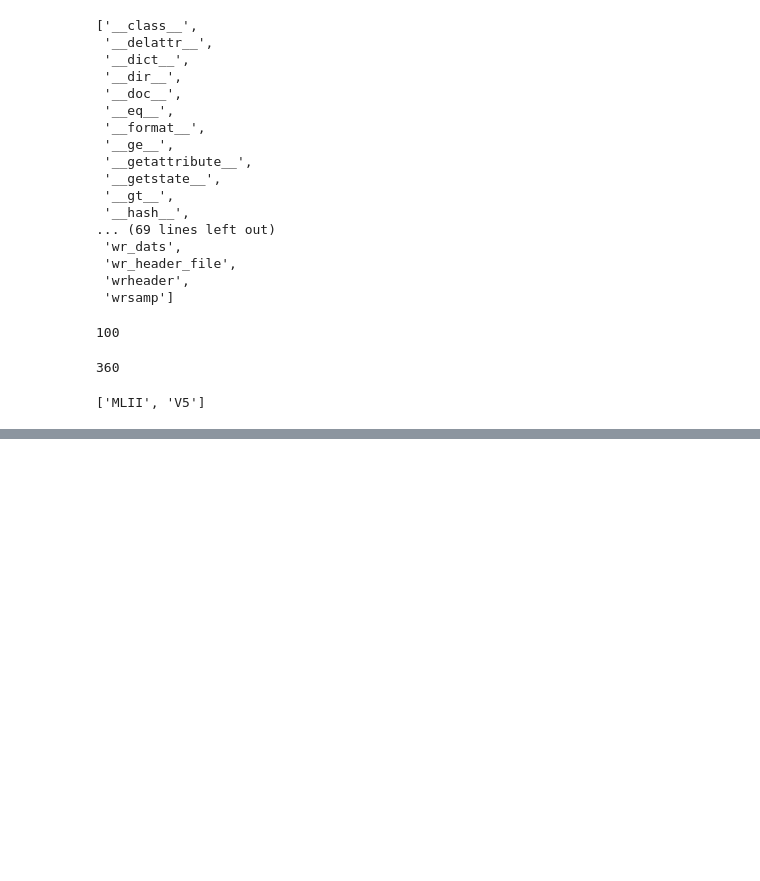
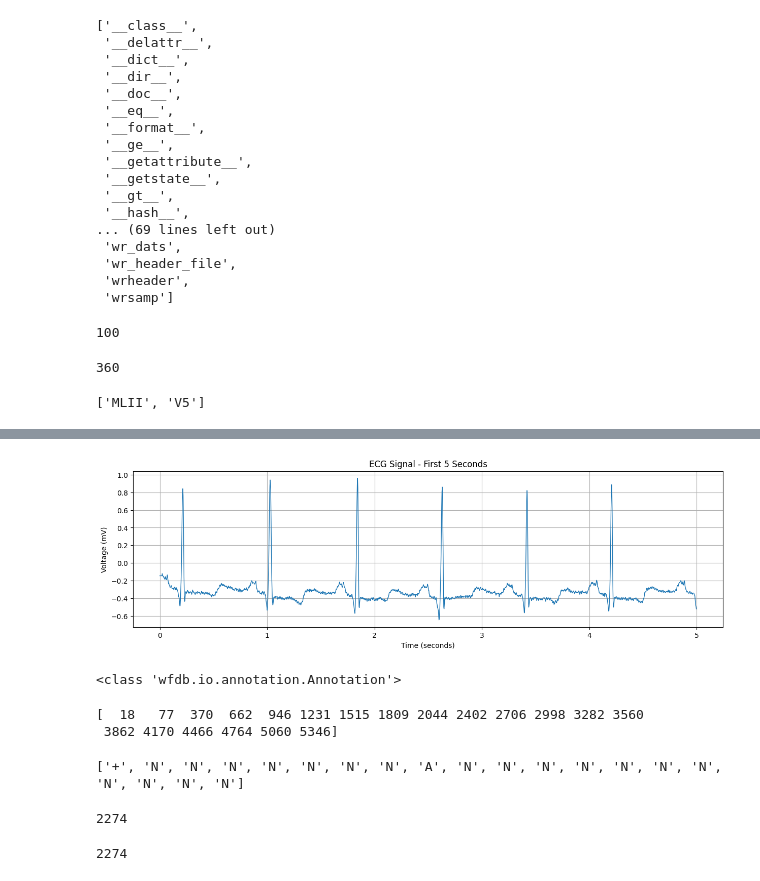
Before and after one commit to Chandana-dharshanam/ecg-detection, a Jupyter notebook: ecg-detection.ipynb, the cells around one changed output, grey strips where cells are left out. Saved outputs shown, nothing was run; the diff lists cells and outputs as text; code cells hidden in the pictures; blank space fills up the shorter version.

```diff
--- a/ecg-detection.ipynb
+++ b/ecg-detection.ipynb
@@ -79,0 +121,46 @@ print(record.sig_name)
+# %%
+import numpy as np
+import matplotlib.pyplot as plt
+
+# Extract MLII lead
+ecg = record.p_signal[:, 0]
+
+# Create time axis
+time = np.arange(len(ecg)) / record.fs
+
+# Plot first 5 seconds
+duration = 5  # seconds
+samples = int(duration * record.fs)
+
+plt.figure(figsize=(15,4))
+plt.plot(time[:samples], ecg[:samples], linewidth=1)
+
+plt.title(f"ECG Signal - First {duration} Seconds")
+plt.xlabel("Time (seconds)")
+plt.ylabel("Voltage (mV)")
+plt.grid(True)
+plt.show()
+# %% [output]
+[figure, added]
+# %%
+annotation = wfdb.rdann('100', 'atr', pn_dir='mitdb')
+print(type(annotation))
+# %% [output]
+<class 'wfdb.io.annotation.Annotation'>
+# %%
+print(annotation.sample[:20])
+# %% [output]
+[  18   77  370  662  946 1231 1515 1809 2044 2402 2706 2998 3282 3560
+ 3862 4170 4466 4764 5060 5346]
+# %%
+print(annotation.symbol[:20])
+# %% [output]
+['+', 'N', 'N', 'N', 'N', 'N', 'N', 'N', 'A', 'N', 'N', 'N', 'N', 'N', 'N', 'N', 'N', 'N', 'N', 'N']
+# %%
+print(len(annotation.sample))
+# %% [output]
+2274
+# %%
+print(len(annotation.symbol))
+# %% [output]
+2274
```
Also changed, not shown: parts of 10 cells of this notebook.
